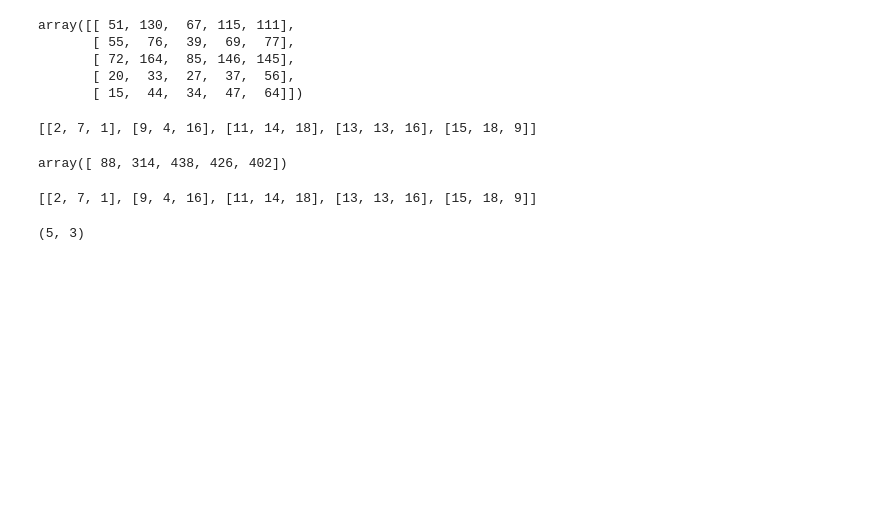
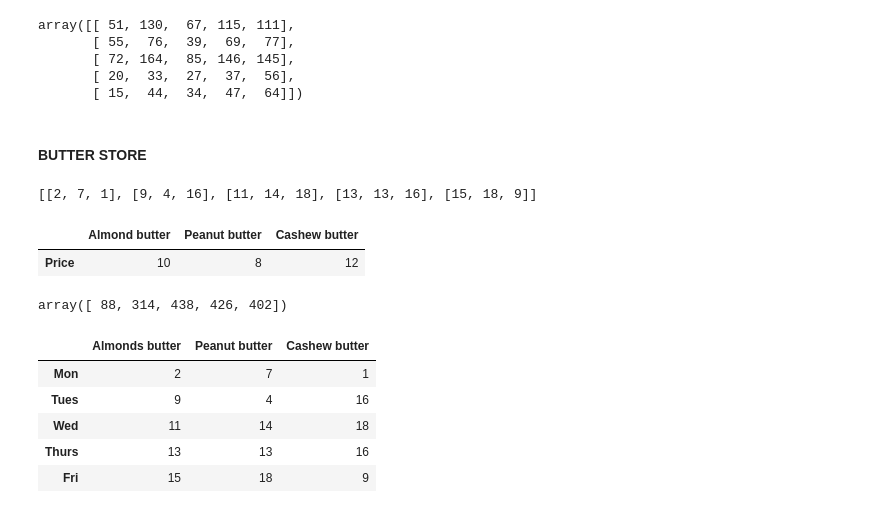
Before and after one commit to rsradev/DataLab, a Jupyter notebook: ml-area/ml_course_numpy.ipynb, the cells around one changed output. Saved outputs shown, nothing was run; the diff lists cells and outputs as text; code cells hidden in the pictures; blank space fills up the shorter version.

```diff
--- a/ml-area/ml_course_numpy.ipynb
+++ b/ml-area/ml_course_numpy.ipynb
@@ -165,6 +160,8 @@ array([[ 51, 130,  67, 115, 111],
        [ 72, 164,  85, 146, 145],
        [ 20,  33,  27,  37,  56],
        [ 15,  44,  34,  47,  64]])
+# %% [markdown]
+#### BUTTER STORE
 # %%
 sells = [[2, 7, 1],
          [9, 4, 16],
@@ -180 +181,6 @@ price = [10, 8, 12]
+# %%
+butter_prices
+# %% [output]
+|  | Almond butter | Peanut butter | Cashew butter |
+| Price | 10 | 8 | 12 |
 # %%
@@ -182,11 +188,3 @@ np.dot(sells, price)
 # %% [output]
 array([ 88, 314, 438, 426, 402])
-# %%
-sells
-# %% [output]
-[[2, 7, 1], [9, 4, 16], [11, 14, 18], [13, 13, 16], [15, 18, 9]]
-# %%
-np.array(sells).shape
-# %% [output]
-(5, 3)
 # %%
@@ -195,6 +193,15 @@ total = np.dot(sells, price)
 weekly_sales = pd.DataFrame(sells,
                             index=["Mon", "Tues", "Wed", "Thurs", "Fri"],
                             columns=["Almonds butter", "Peanut butter", "Cashew butter"])
+# %%
+weekly_sales
+# %% [output]
+|  | Almonds butter | Peanut butter | Cashew butter |
+| Mon | 2 | 7 | 1 |
+| Tues | 9 | 4 | 16 |
+| Wed | 11 | 14 | 18 |
+| Thurs | 13 | 13 | 16 |
+| Fri | 15 | 18 | 9 |
 # %%
 total_sales = pd.DataFrame(
     total,  index=["Mon", "Tues", "Wed", "Thurs", "Fri"], columns=["total"])
```
Also changed, not shown: parts of 19 cells of this notebook, 1 other file.
